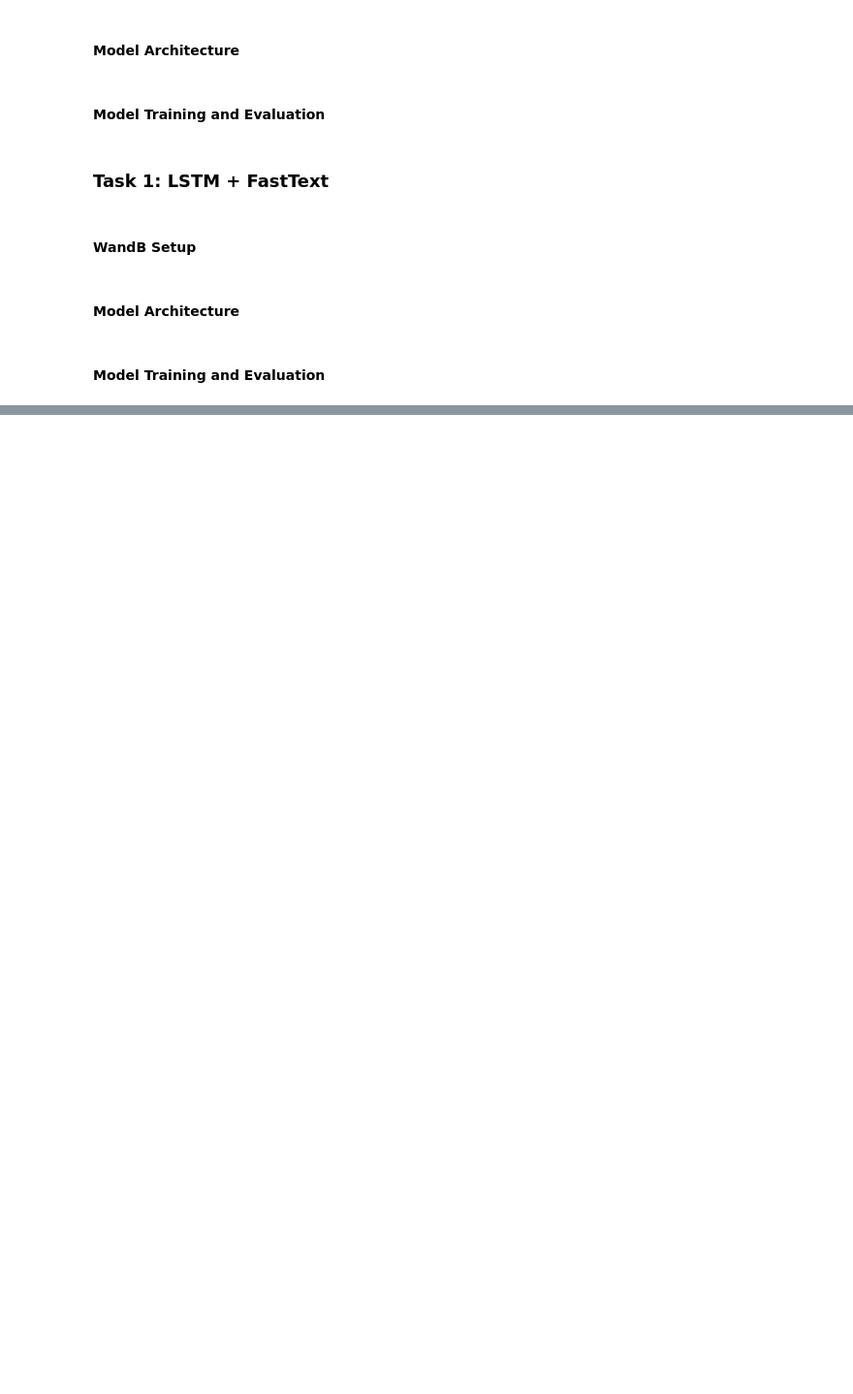
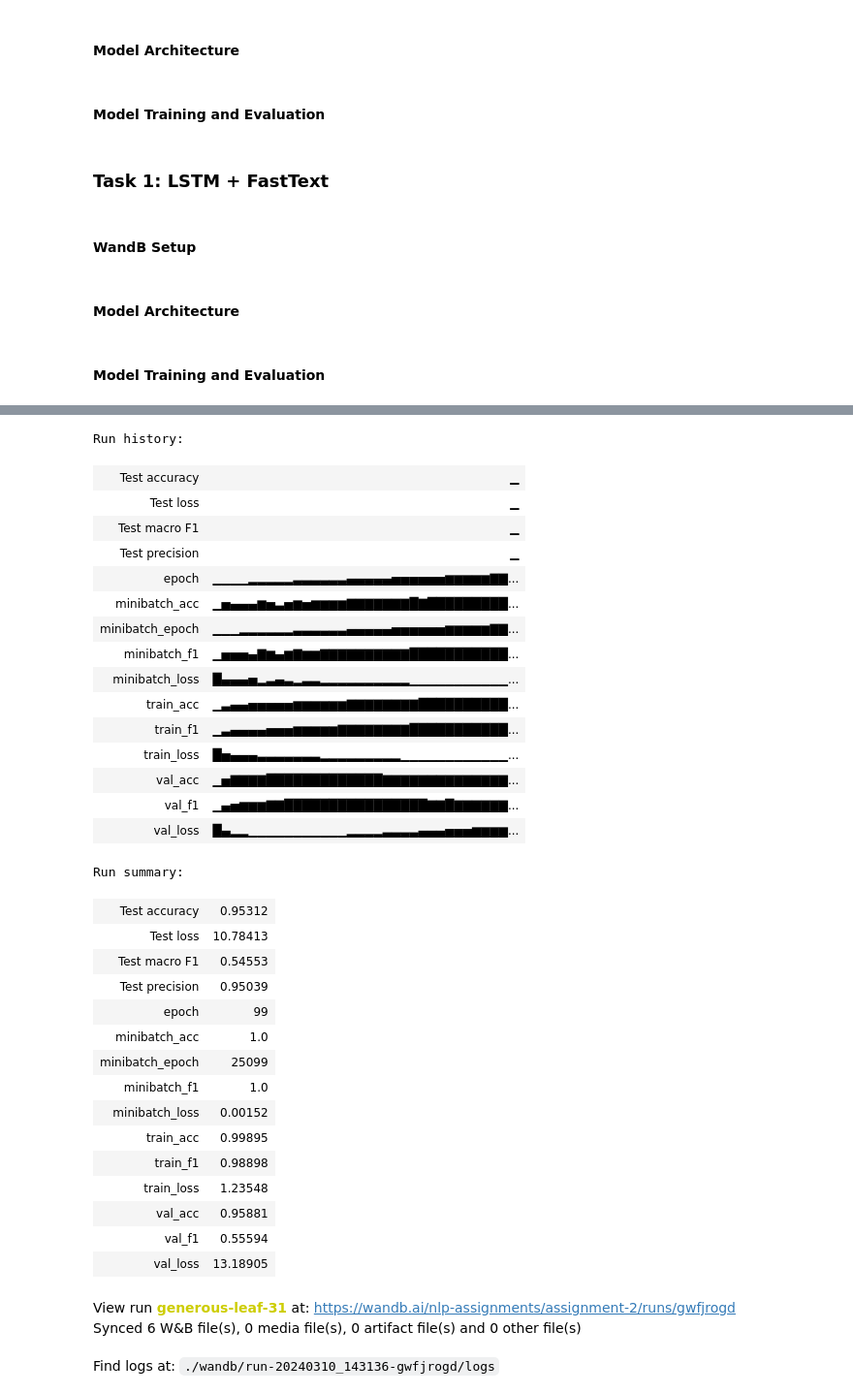
Before and after one commit to Prakhar-Gupta-03/NLP-Assignments, a Jupyter notebook: A2/task1.ipynb, the cells around one changed output, grey strips where cells are left out. Shown at 97% size. Saved outputs shown, nothing was run; the diff lists cells and outputs as text; code cells hidden in the pictures; blank space fills up the shorter version.

```diff
--- a/A2/task1.ipynb
+++ b/A2/task1.ipynb
@@ -1039,0 +1537,38 @@ torch.save(model.state_dict(), 'LSTM_FastText_Task1_Exp1.pth')
+# %%
+wandb.finish()
+# %% [output]
+Run history:
+| Test accuracy | ▁ |
+| Test loss | ▁ |
+| Test macro F1 | ▁ |
+| Test precision | ▁ |
+| epoch | ▁▁▁▁▂▂▂▂▂▃▃▃▃▃▃▄▄▄▄▄▅▅▅▅▅▅▆▆▆▆▆▇▇... |
+| minibatch_acc | ▁▅▄▄▄▆▅▃▅▆▅▆▆▆▆▇▇▇▇▇▇▇█▇█████████... |
+| minibatch_epoch | ▁▁▁▂▂▂▂▂▂▃▃▃▃▃▃▄▄▄▄▄▅▅▅▅▅▅▆▆▆▆▆▇▇... |
+| minibatch_f1 | ▁▅▅▅▄▇▆▄▆▇▆▆▇▇▇▇▇▇▇▇▇▇███████████... |
+| minibatch_loss | █▄▄▄▅▂▃▄▃▂▃▃▂▂▂▂▂▂▂▂▂▂▁▁▁▁▁▁▁▁▁▁▁... |
+| train_acc | ▁▃▄▄▅▅▅▅▅▆▆▆▆▆▆▇▇▇▇▇▇▇▇██████████... |
+| train_f1 | ▁▃▄▄▄▄▅▅▅▆▆▆▆▆▇▇▇▇▇▇▇▇███████████... |
+| train_loss | █▅▄▄▄▃▃▃▃▃▃▃▂▂▂▂▂▂▂▂▂▁▁▁▁▁▁▁▁▁▁▁▁... |
+| val_acc | ▁▅▇▇▇▇█████████████▇▇▇▇▇▇▇▇▇▇▇▇▇▇... |
+| val_f1 | ▁▄▅▆▆▆▇▇████████████████▇▇█▇▇▇▇▇▇... |
+| val_loss | █▄▂▂▁▁▁▁▁▁▁▁▁▁▁▂▂▂▂▃▃▃▃▄▄▄▅▅▅▆▆▆▆... |
+Run summary:
+| Test accuracy | 0.95312 |
+| Test loss | 10.78413 |
+| Test macro F1 | 0.54553 |
+| Test precision | 0.95039 |
+| epoch | 99 |
+| minibatch_acc | 1.0 |
+| minibatch_epoch | 25099 |
+| minibatch_f1 | 1.0 |
+| minibatch_loss | 0.00152 |
+| train_acc | 0.99895 |
+| train_f1 | 0.98898 |
+| train_loss | 1.23548 |
+| val_acc | 0.95881 |
+| val_f1 | 0.55594 |
+| val_loss | 13.18905 |
+View run generous-leaf-31 at: https://wandb.ai/nlp-assignments/assignment-2/runs/gwfjrogd
+Synced 6 W&B file(s), 0 media file(s), 0 artifact file(s) and 0 other file(s)
+Find logs at: ./wandb/run-20240310_143136-gwfjrogd/logs
```
Also changed, not shown: parts of 48 cells of this notebook, 3 other files.
